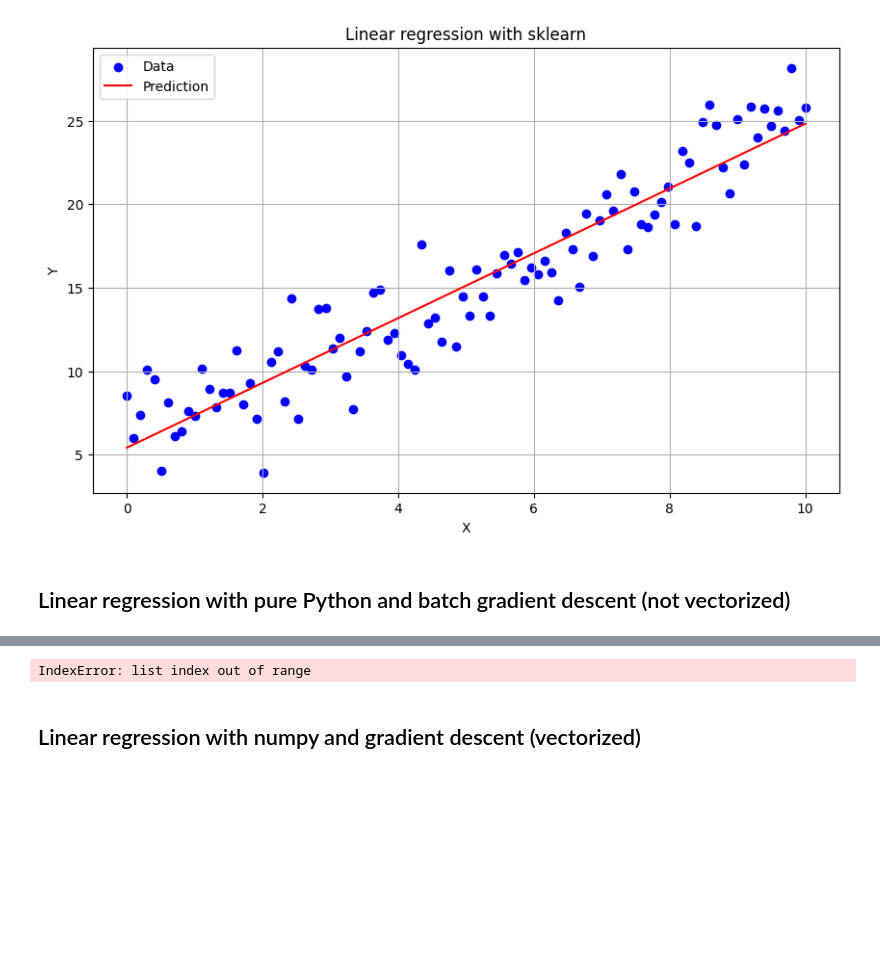
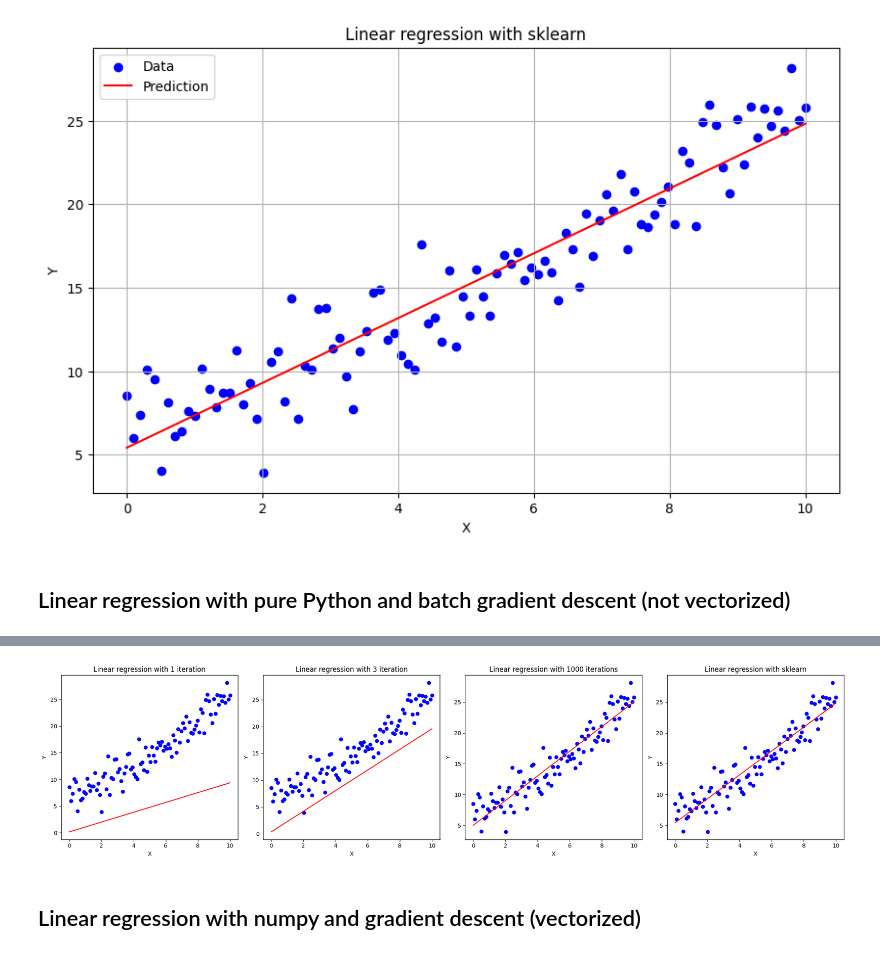
Before and after one commit to seven-dev/understanding-through-implementation, a Jupyter notebook: src/linear-regression/linear-regression-with-gradient-descent.ipynb, the cells around one changed output, grey strips where cells are left out. Drawn from its saved outputs; the diff is of its cells as text; code cells hidden in the pictures; blank space fills up the shorter version.

```diff
--- a/src/linear-regression/linear-regression-with-gradient-descent.ipynb
+++ b/src/linear-regression/linear-regression-with-gradient-descent.ipynb
@@ -158,4 +161,6 @@ INFO:root:Iteration 10/10       Loss: 5.078705283069699
 # %%
+%%capture
+# Capture to not show plots yet
 # Just to show how different numbers of iterations affect the line position
 lr2 = PurePythonLinearRegression()
 lr2.train(x, y, iterations=1, learning_rate=0.01)
@@ -165,7 +170,7 @@ lr3.train(x, y, iterations=3, learning_rate=0.01)
 pred_y2 = lr2.weighted_prediction(x)
 pred_y3 = lr3.weighted_prediction(x)
 
-fig1 = display_data('Linear regression with 1 iteration', x, y, pred_y2, show=False)
-fig2 = display_data('Linear regression with 3 iteration', x, y, pred_y3, show=False)
+fig1 = display_data('Linear regression with 1 iteration', x, y, pred_y2)
+fig2 = display_data('Linear regression with 3 iteration', x, y, pred_y3)
 # %% [output]
 INFO:root:Iteration 0/1 Loss: 132.32530314547236
@@ -177,24 +182,29 @@ INFO:root:Iteration 3/3 Loss: 15.424376670691009
 # %%
 stored_figs = [fig1, fig2, fig3, fig4]
 
-
-# Display all plots together
 def display_all_together(figures):
     n = len(figures)
     fig, axs = plt.subplots(1, n, figsize=(5*n, 5))
 
     for i, ax in enumerate(axs):
+        # Plot the lines
         for line in figures[i].axes[0].lines:
             ax.plot(line.get_xdata(), line.get_ydata(), color=line.get_color())
+
+        # Plot the scatter points
+        for collection in figures[i].axes[0].collections:
+            scatter_data = collection.get_offsets()
+            ax.scatter(scatter_data[:, 0], scatter_data[:, 1], color=collection.get_facecolor())
+
         ax.set_title(figures[i].axes[0].get_title())
         ax.set_xlabel(figures[i].axes[0].get_xlabel())
         ax.set_ylabel(figures[i].axes[0].get_ylabel())
 
     plt.tight_layout()
     plt.show()
 
 display_all_together(stored_figs)
 # %% [output]
-IndexError: list index out of range
+[figure, added]
 # %% [markdown]
 ## Linear regression with numpy and gradient descent (vectorized)
```
Also changed, not shown: parts of 12 cells of this notebook.
